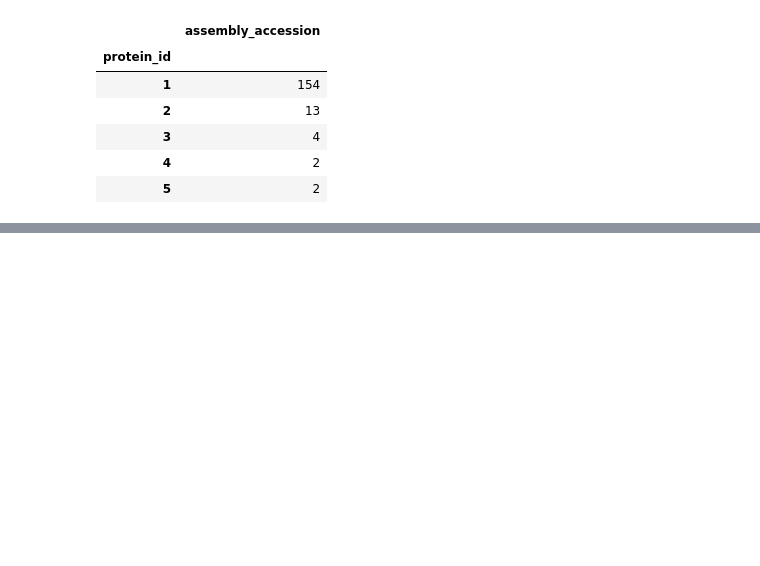
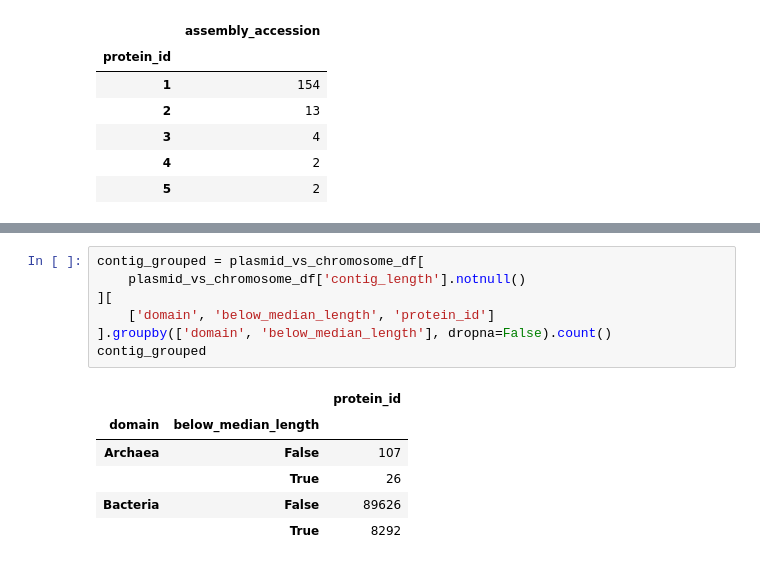
Before and after one commit to srom/archaea-vs-bacteria, a Jupyter notebook: notebook/figure1.ipynb, the cells around one changed output, grey strips where cells are left out. Drawn from its saved outputs; the diff is of its cells as text; blank space fills up the shorter version.

```diff
--- a/notebook/figure1.ipynb
+++ b/notebook/figure1.ipynb
@@ -538,0 +615,14 @@ n_proteins_per_genome_arc
+# %%
+contig_grouped = plasmid_vs_chromosome_df[
+    plasmid_vs_chromosome_df['contig_length'].notnull()
+][
+    ['domain', 'below_median_length', 'protein_id']
+].groupby(['domain', 'below_median_length'], dropna=False).count()
+contig_grouped
+# %% [output]
+|  |  | protein_id |
+| domain | below_median_length |  |
+| Archaea | False | 107 |
+|  | True | 26 |
+| Bacteria | False | 89626 |
+|  | True | 8292 |
```
Also changed, not shown: parts of 8 cells of this notebook, 5 other files.
